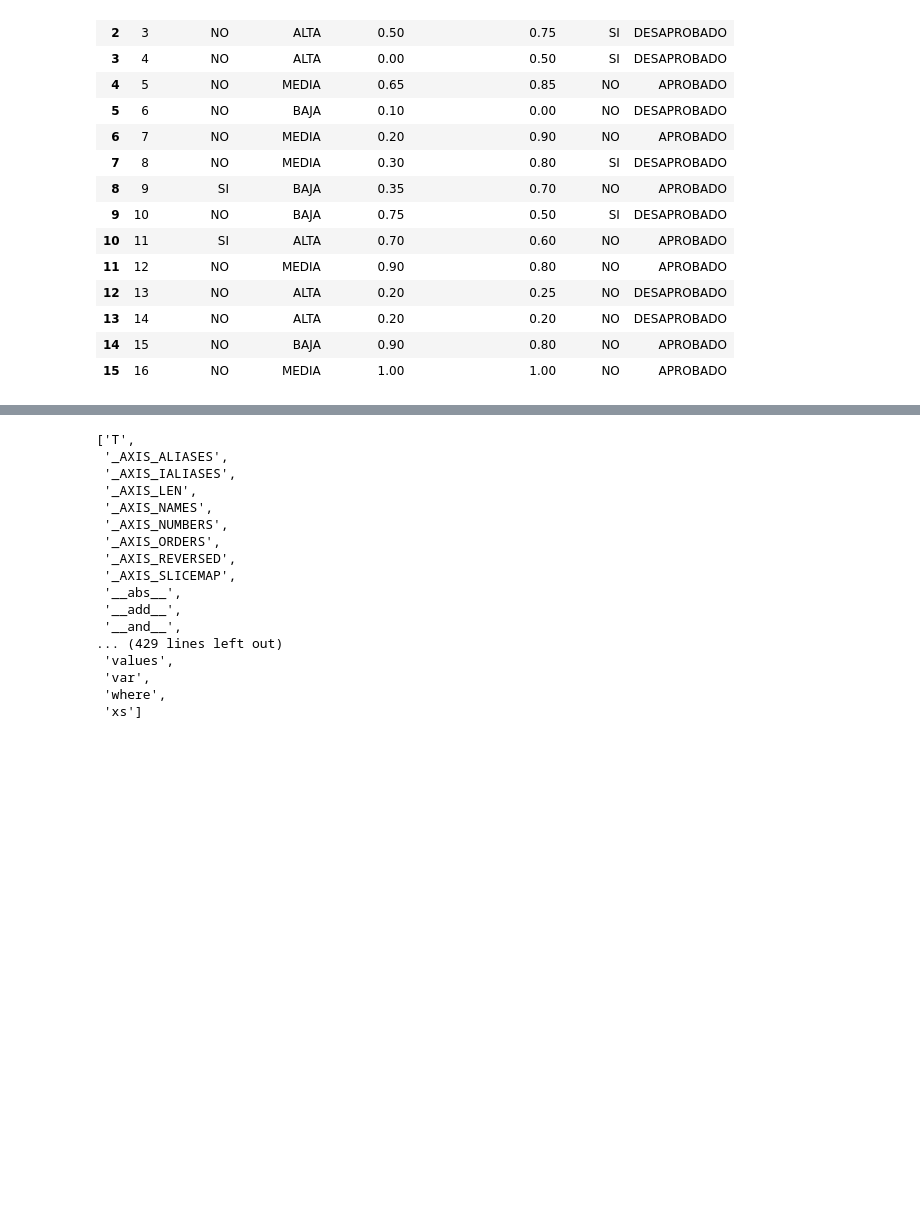
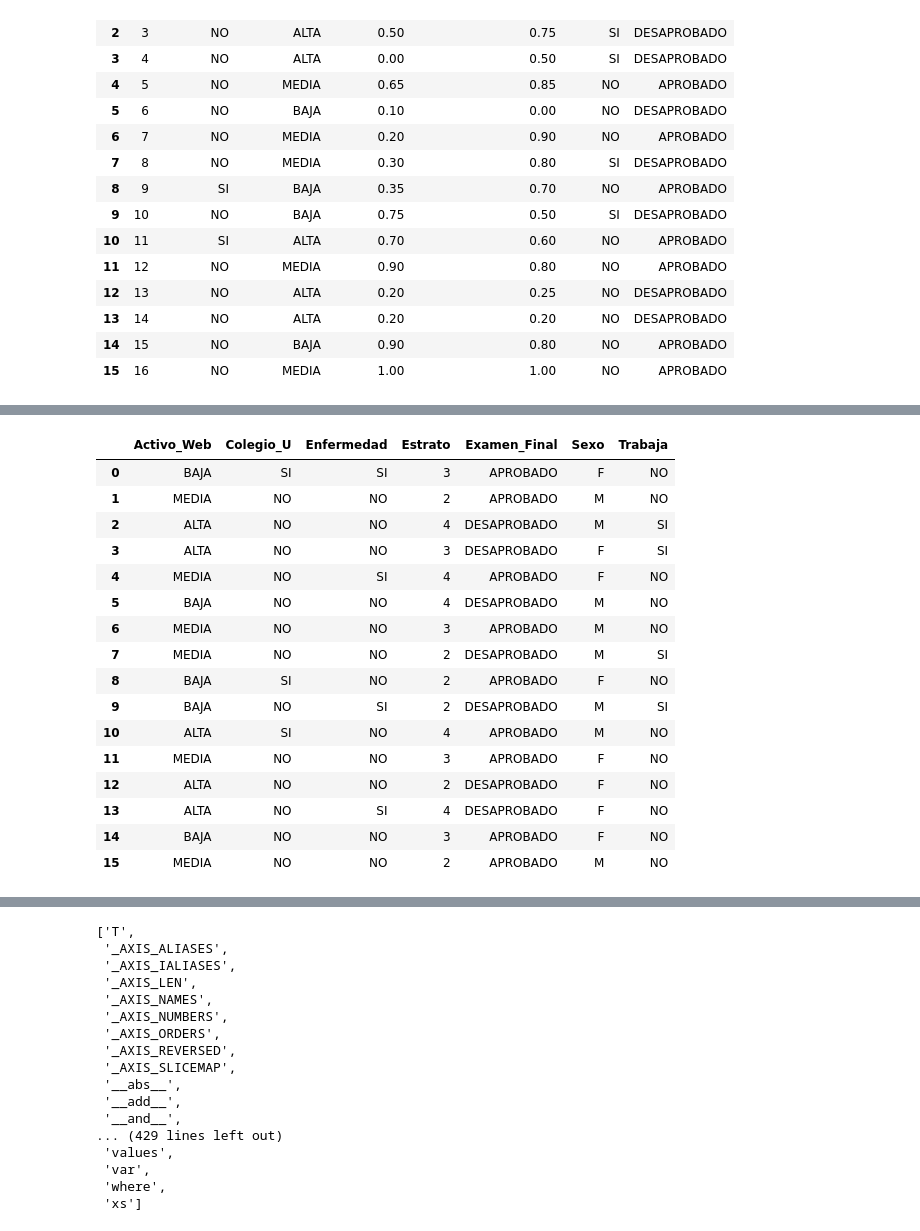
Before and after one commit to romualdo97/data_mining_studies, a Jupyter notebook: python_jupyter_notebook/1_introduction/0_data_preprocessing.ipynb, the cells around one changed output, grey strips where cells are left out. Cells and saved outputs as stored; diff of their text form; code cells hidden in the pictures; blank space fills up the shorter version.

```diff
--- a/python_jupyter_notebook/1_introduction/0_data_preprocessing.ipynb
+++ b/python_jupyter_notebook/1_introduction/0_data_preprocessing.ipynb
@@ -69,0 +117,30 @@ Entregas Completas
+# %%
+# dataframe for describe categorical values, read more here
+# https://pandas.pydata.org/pandas-docs/stable/generated/pandas.DataFrame.describe.html
+d = {'Estrato': data['Estrato'].astype('category'),
+    'Sexo': data['Sexo'].astype('category'),
+    'Enfermedad': data['Enfermedad'].astype('category'),
+    'Colegio_U': data['Colegio_U'].astype('category'),
+    'Activo_Web': data['Activo_Web'].astype('category'),
+    'Trabaja': data['Trabaja'].astype('category'),
+    'Examen_Final': data['Examen_Final'].astype('category')}
+df4descriveCategorical = pd.DataFrame(data=d)
+df4descriveCategorical
+# %% [output]
+|  | Activo_Web | Colegio_U | Enfermedad | Estrato | Examen_Final | Sexo | Trabaja |
+| 0 | BAJA | SI | SI | 3 | APROBADO | F | NO |
+| 1 | MEDIA | NO | NO | 2 | APROBADO | M | NO |
+| 2 | ALTA | NO | NO | 4 | DESAPROBADO | M | SI |
+| 3 | ALTA | NO | NO | 3 | DESAPROBADO | F | SI |
+| 4 | MEDIA | NO | SI | 4 | APROBADO | F | NO |
+| 5 | BAJA | NO | NO | 4 | DESAPROBADO | M | NO |
+| 6 | MEDIA | NO | NO | 3 | APROBADO | M | NO |
+| 7 | MEDIA | NO | NO | 2 | DESAPROBADO | M | SI |
+| 8 | BAJA | SI | NO | 2 | APROBADO | F | NO |
+| 9 | BAJA | NO | SI | 2 | DESAPROBADO | M | SI |
+| 10 | ALTA | SI | NO | 4 | APROBADO | M | NO |
+| 11 | MEDIA | NO | NO | 3 | APROBADO | F | NO |
+| 12 | ALTA | NO | NO | 2 | DESAPROBADO | F | NO |
+| 13 | ALTA | NO | SI | 4 | DESAPROBADO | F | NO |
+| 14 | BAJA | NO | NO | 3 | APROBADO | F | NO |
+| 15 | MEDIA | NO | NO | 2 | APROBADO | M | NO |
```
Also changed, not shown: parts of 7 cells of this notebook.
